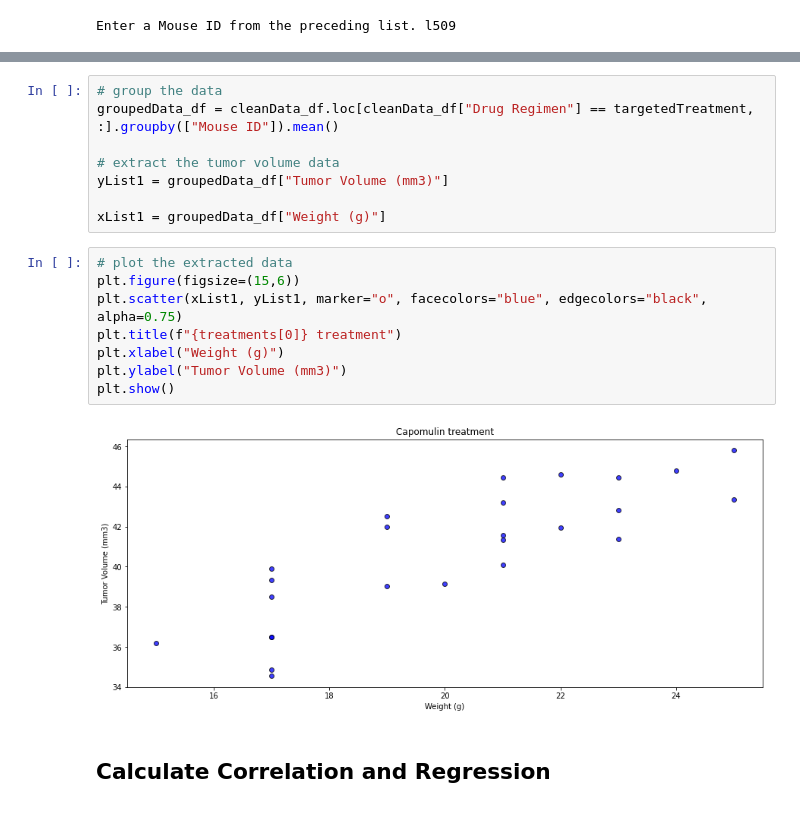
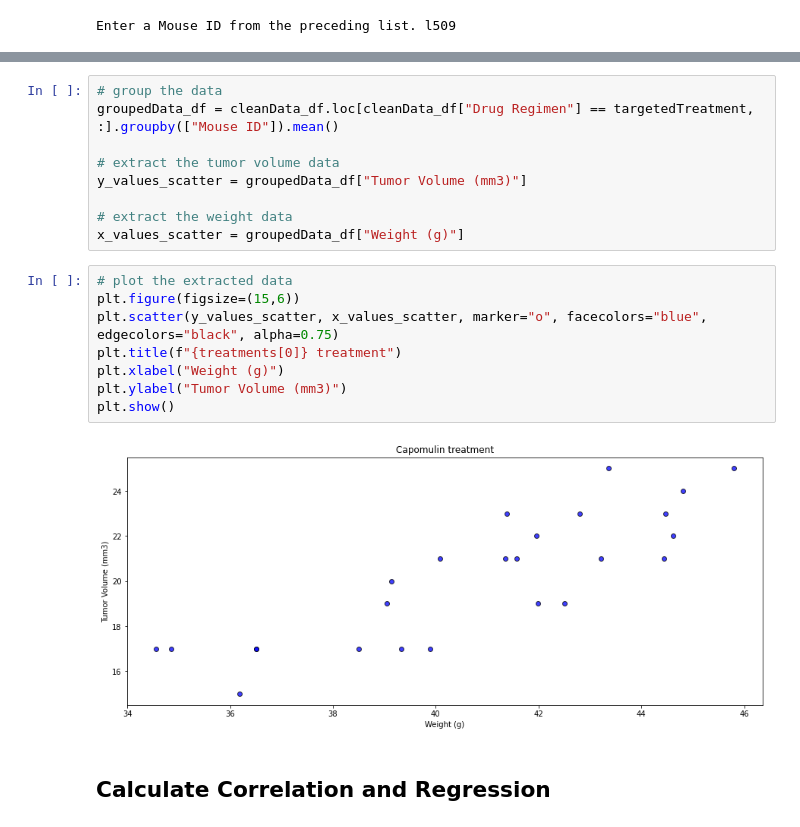
Before and after one commit to seneubauer/matplotlib-challenge, a Jupyter notebook: pymaceuticals.ipynb, the cells around one changed output, grey strips where cells are left out. Cells and saved outputs as stored; diff of their text form.

```diff
--- a/pymaceuticals.ipynb
+++ b/pymaceuticals.ipynb
@@ -325,19 +338,20 @@ plt.show()
 groupedData_df = cleanData_df.loc[cleanData_df["Drug Regimen"] == targetedTreatment, :].groupby(["Mouse ID"]).mean()
 
 # extract the tumor volume data
-yList1 = groupedData_df["Tumor Volume (mm3)"]
+y_values_scatter = groupedData_df["Tumor Volume (mm3)"]
 
-xList1 = groupedData_df["Weight (g)"]
+# extract the weight data
+x_values_scatter = groupedData_df["Weight (g)"]
 # %%
 # plot the extracted data
 plt.figure(figsize=(15,6))
-plt.scatter(xList1, yList1, marker="o", facecolors="blue", edgecolors="black", alpha=0.75)
+plt.scatter(y_values_scatter, x_values_scatter, marker="o", facecolors="blue", edgecolors="black", alpha=0.75)
 plt.title(f"{treatments[0]} treatment")
 plt.xlabel("Weight (g)")
 plt.ylabel("Tumor Volume (mm3)")
 plt.show()
 # %% [output]
-[figure, old version]
+[figure, new version]
 # %% [markdown]
 ## Calculate Correlation and Regression
 # %%
```
Also changed, not shown: parts of 6 cells of this notebook.
